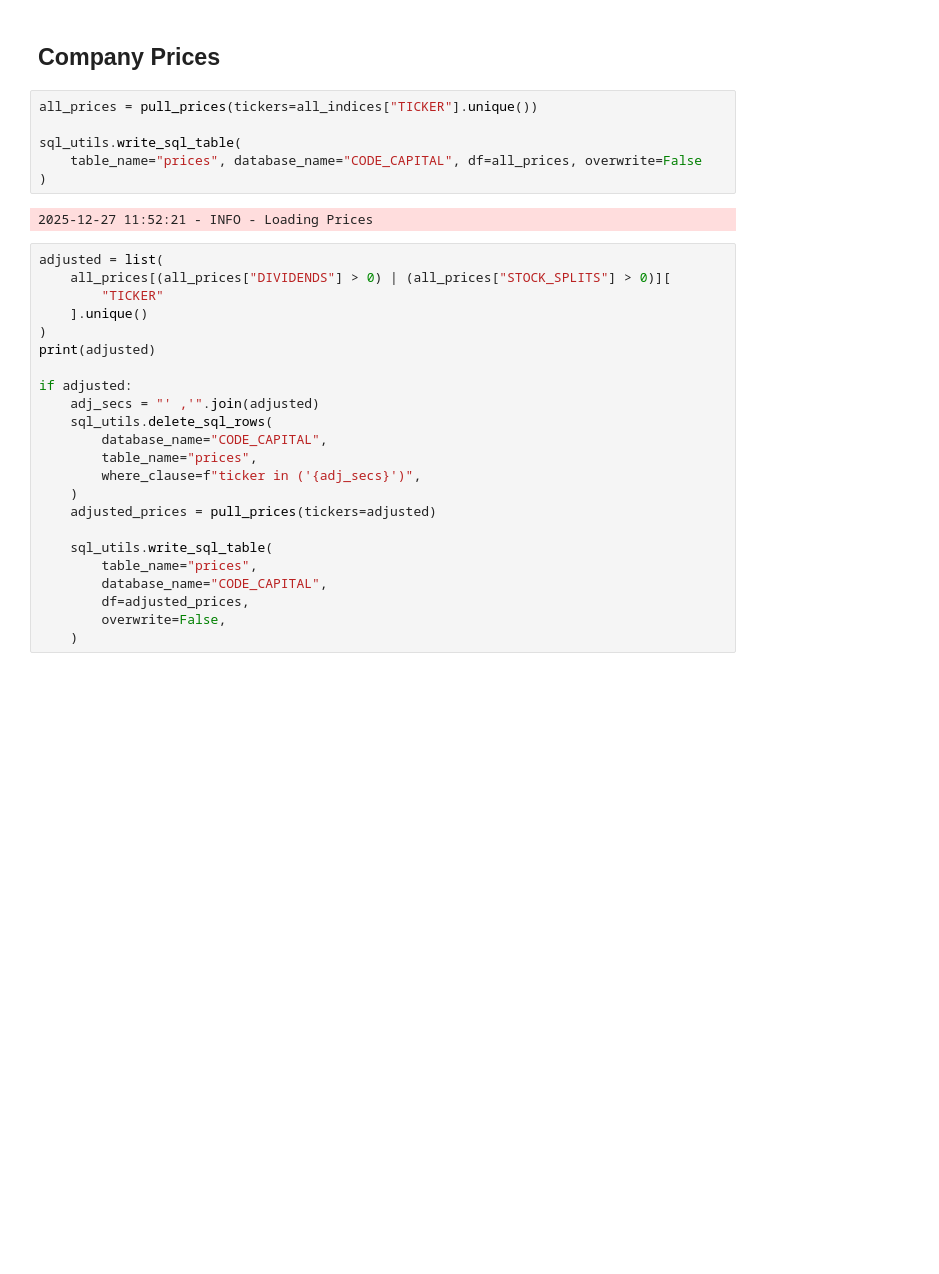
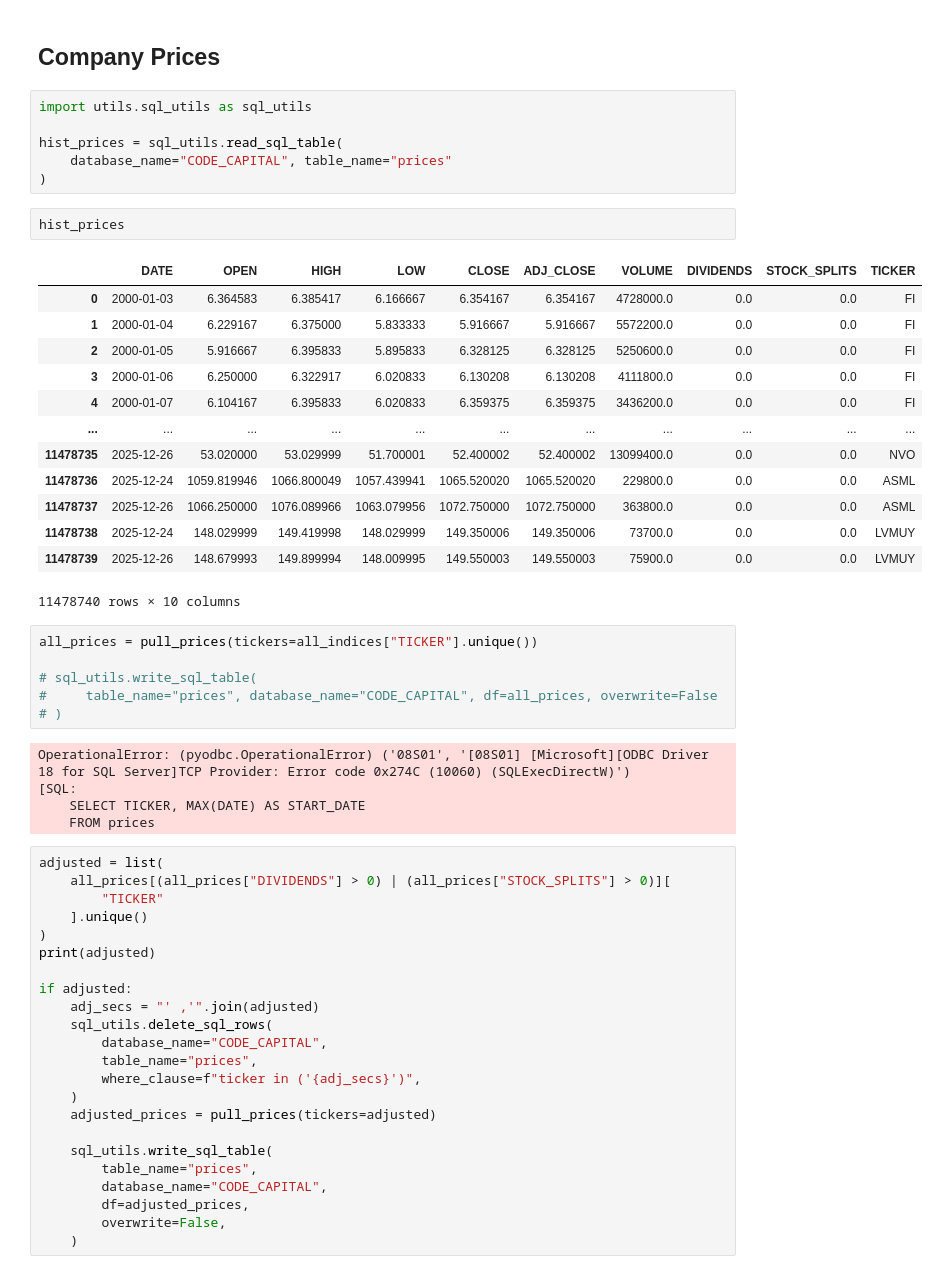
Before and after one commit to Code-And-Capital/finance, a Jupyter notebook: notebooks/pull_data.ipynb, the cells around one changed output. Drawn from its saved outputs; the diff is of its cells as text; blank space fills up the shorter version.

```diff
--- a/notebooks/pull_data.ipynb
+++ b/notebooks/pull_data.ipynb
@@ -83,14 +72,39 @@ sql_utils.write_sql_table(
 # Store Company Data
 # %% [markdown]
 ## Company Prices
+# %%
+import utils.sql_utils as sql_utils
+
+hist_prices = sql_utils.read_sql_table(
+    database_name="CODE_CAPITAL", table_name="prices"
+)
+# %%
+hist_prices
+# %% [output]
+|  | DATE | OPEN | HIGH | LOW | CLOSE | ADJ_CLOSE | VOLUME | DIVIDENDS | STOCK_SPLITS | TICKER |
+| 0 | 2000-01-03 | 6.364583 | 6.385417 | 6.166667 | 6.354167 | 6.354167 | 4728000.0 | 0.0 | 0.0 | FI |
+| 1 | 2000-01-04 | 6.229167 | 6.375000 | 5.833333 | 5.916667 | 5.916667 | 5572200.0 | 0.0 | 0.0 | FI |
+| 2 | 2000-01-05 | 5.916667 | 6.395833 | 5.895833 | 6.328125 | 6.328125 | 5250600.0 | 0.0 | 0.0 | FI |
+| 3 | 2000-01-06 | 6.250000 | 6.322917 | 6.020833 | 6.130208 | 6.130208 | 4111800.0 | 0.0 | 0.0 | FI |
+| 4 | 2000-01-07 | 6.104167 | 6.395833 | 6.020833 | 6.359375 | 6.359375 | 3436200.0 | 0.0 | 0.0 | FI |
+| ... | ... | ... | ... | ... | ... | ... | ... | ... | ... | ... |
+| 11478735 | 2025-12-26 | 53.020000 | 53.029999 | 51.700001 | 52.400002 | 52.400002 | 13099400.0 | 0.0 | 0.0 | NVO |
+| 11478736 | 2025-12-24 | 1059.819946 | 1066.800049 | 1057.439941 | 1065.520020 | 1065.520020 | 229800.0 | 0.0 | 0.0 | ASML |
+| 11478737 | 2025-12-26 | 1066.250000 | 1076.089966 | 1063.079956 | 1072.750000 | 1072.750000 | 363800.0 | 0.0 | 0.0 | ASML |
+| 11478738 | 2025-12-24 | 148.029999 | 149.419998 | 148.029999 | 149.350006 | 149.350006 | 73700.0 | 0.0 | 0.0 | LVMUY |
+| 11478739 | 2025-12-26 | 148.679993 | 149.899994 | 148.009995 | 149.550003 | 149.550003 | 75900.0 | 0.0 | 0.0 | LVMUY |
+11478740 rows × 10 columns
 # %%
 all_prices = pull_prices(tickers=all_indices["TICKER"].unique())
 
-sql_utils.write_sql_table(
-    table_name="prices", database_name="CODE_CAPITAL", df=all_prices, overwrite=False
-)
+# sql_utils.write_sql_table(
+#     table_name="prices", database_name="CODE_CAPITAL", df=all_prices, overwrite=False
+# )
 # %% [output]
-2025-12-27 11:52:21 - INFO - Loading Prices
+OperationalError: (pyodbc.OperationalError) ('08S01', '[08S01] [Microsoft][ODBC Driver 18 for SQL Server]TCP Provider: Error code 0x274C (10060) (SQLExecDirectW)')
+[SQL:
+    SELECT TICKER, MAX(DATE) AS START_DATE
+    FROM prices
 # %%
 adjusted = list(
     all_prices[(all_prices["DIVIDENDS"] > 0) | (all_prices["STOCK_SPLITS"] > 0)][
```
Also changed, not shown: parts of 13 cells of this notebook, 5 other files.
